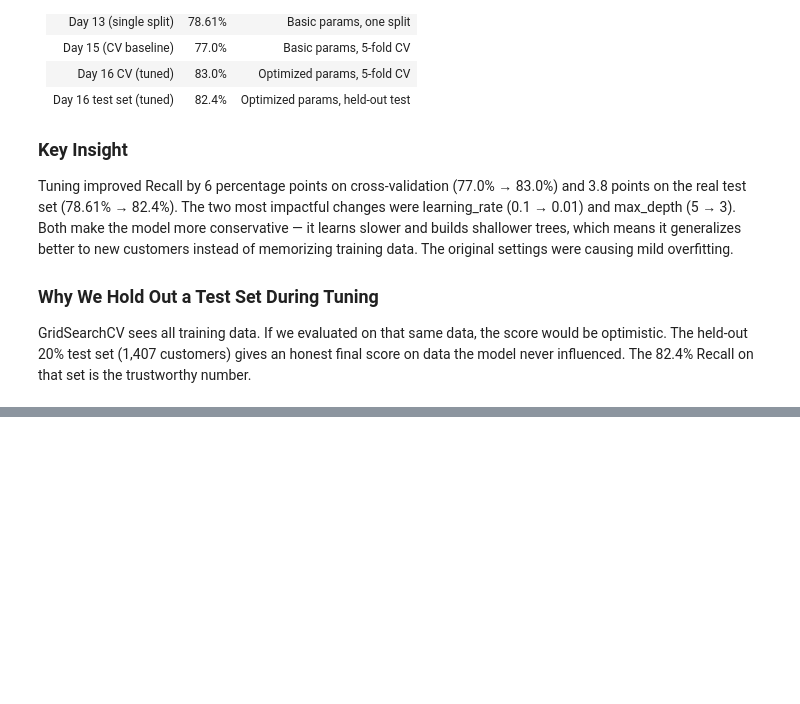
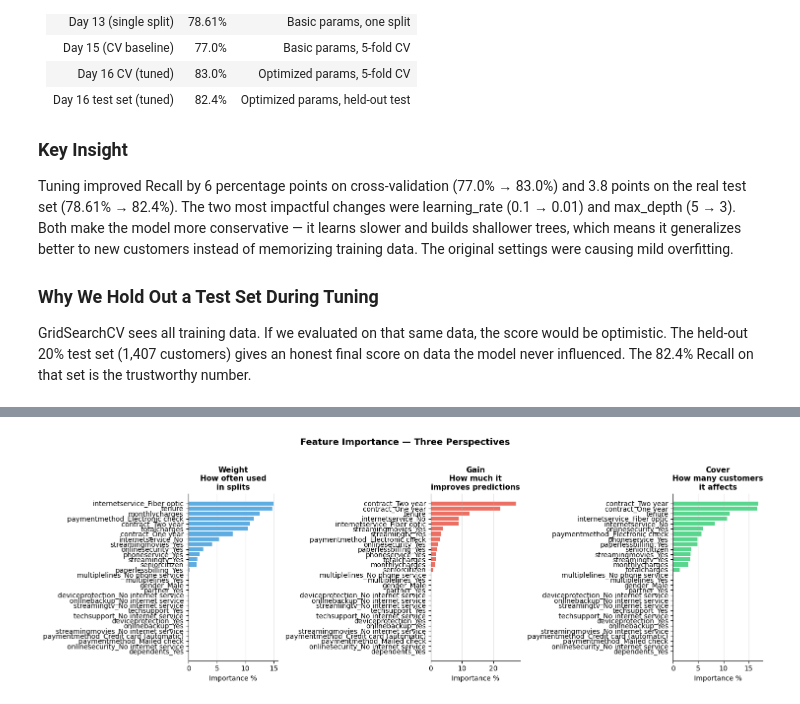
Before and after one commit to alexis-aquino/customer-churner, a Jupyter notebook: notebooks/02_modeling.ipynb, the cells around one changed output, grey strips where cells are left out. Cells and saved outputs as stored; diff of their text form; code cells hidden in the pictures; blank space fills up the shorter version.

```diff
--- a/notebooks/02_modeling.ipynb
+++ b/notebooks/02_modeling.ipynb
@@ -1410,0 +2059,30 @@ The 82.4% Recall on that set is the trustworthy number.
+# %%
+# Compare all three importance types visually
+fig, axes = plt.subplots(1, 3, figsize=(15, 5))
+
+metrics = [
+    ('Weight_pct', 'Weight', '#3498db',
+     'How often used\nin splits'),
+    ('Gain_pct',   'Gain',   '#e74c3c',
+     'How much it\nimproves predictions'),
+    ('Cover_pct',  'Cover',  '#2ecc71',
+     'How many customers\nit affects'),
+]
+
+for ax, (col, title, color, subtitle) in zip(axes, metrics):
+    sorted_df = importance_df.sort_values(col, ascending=True)
+    ax.barh(sorted_df['Feature'], sorted_df[col],
+            color=color, alpha=0.8, edgecolor='none')
+    ax.set_title(f'{title}\n{subtitle}',
+                 fontsize=11, fontweight='bold')
+    ax.set_xlabel('Importance %', fontsize=10)
+    ax.grid(axis='x', alpha=0.3)
+    ax.spines['top'].set_visible(False)
+    ax.spines['right'].set_visible(False)
+
+plt.suptitle('Feature Importance — Three Perspectives',
+             fontsize=13, fontweight='bold', y=1.02)
+plt.tight_layout()
+plt.show()
+# %% [output]
+[figure, added]
```
Also changed, not shown: parts of 18 cells of this notebook.
